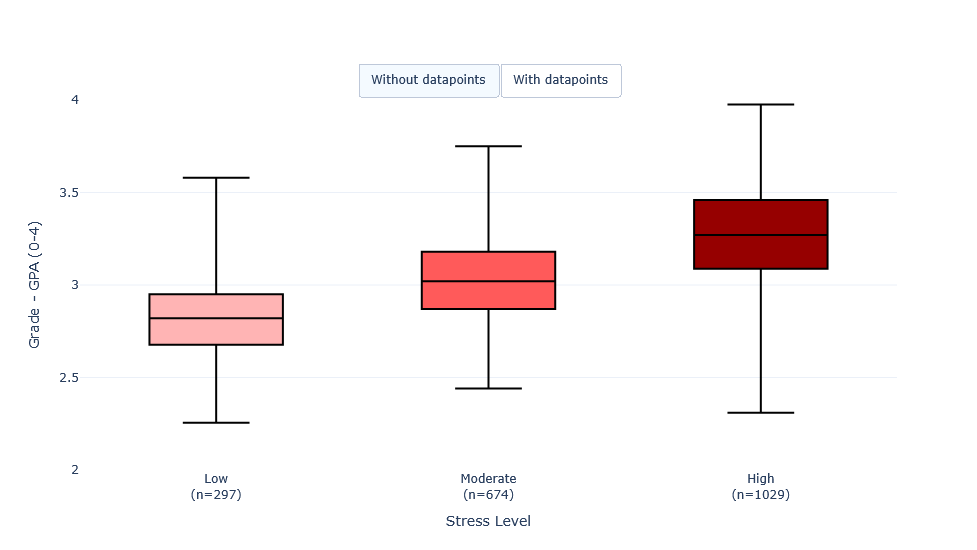
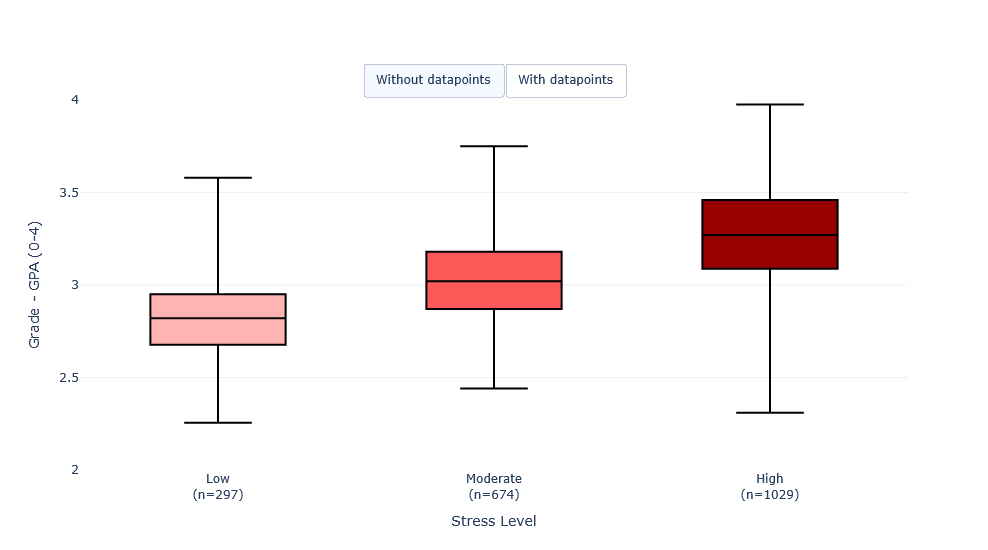
The notebook cell's code change between the first figure and the second:
--- before
+++ after
@@ -71,4 +71,5 @@
     showlegend=False,
     height=550,
+    width=950,
     template="plotly_white",
     updatemenus=[
@@ -88,3 +89,3 @@
 )
 
-fig.show()
+fig.show(config={"displayModeBar": False})

Commit: (Hopefully) final push